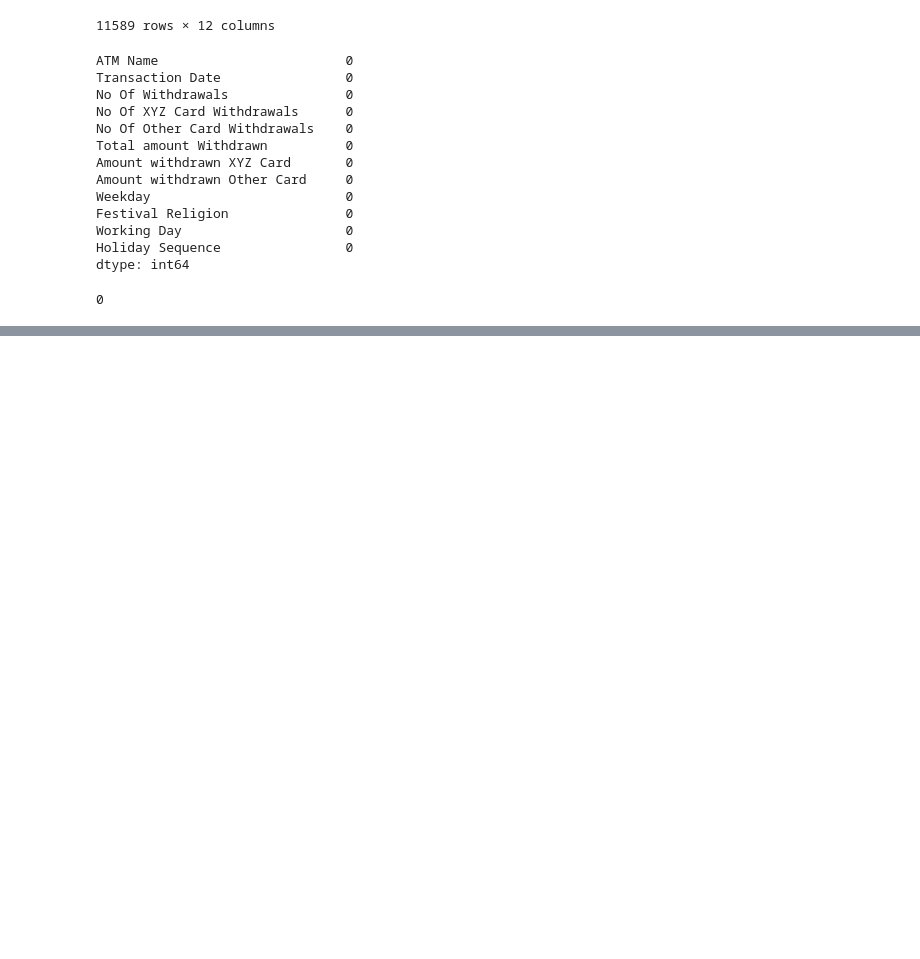
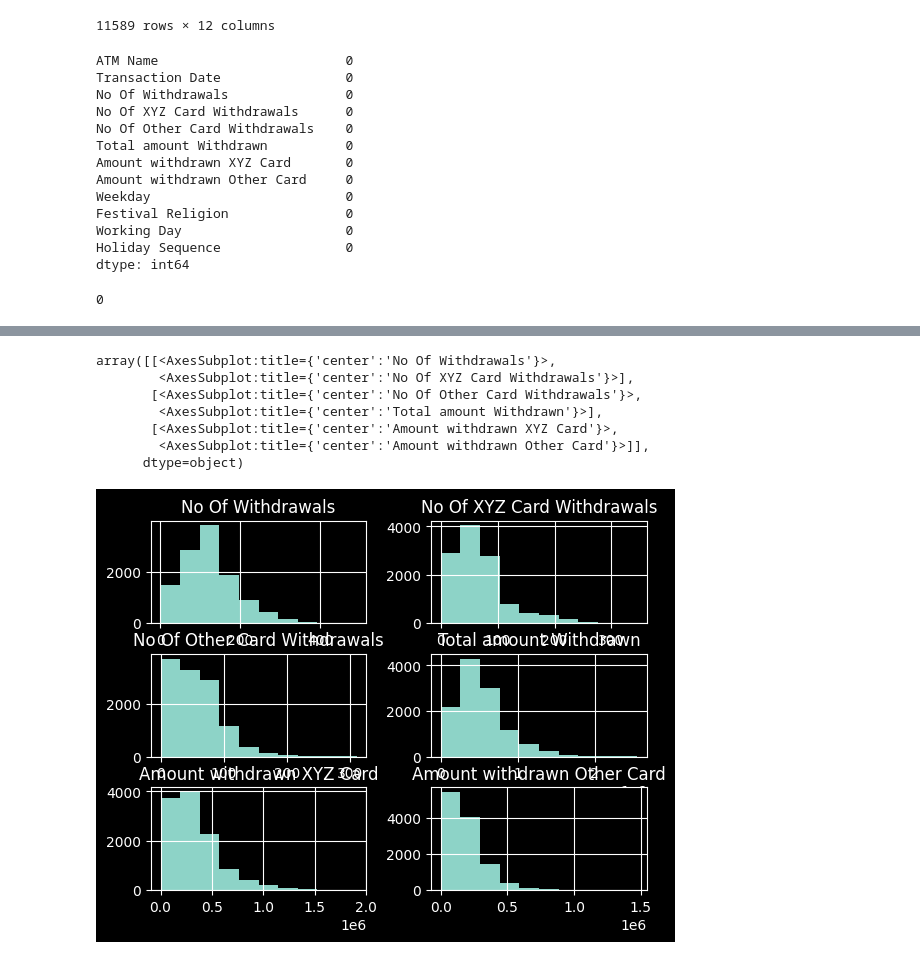
Before and after one commit to TelRich/Bank_Transaction_EDA, a Jupyter notebook: bank.ipynb, the cells around one changed output, grey strips where cells are left out. Saved outputs shown, nothing was run; the diff lists cells and outputs as text; code cells hidden in the pictures; blank space fills up the shorter version.

```diff
--- a/bank.ipynb
+++ b/bank.ipynb
@@ -43,0 +66,11 @@ atm.duplicated().sum()
+# %%
+atm.hist()
+# %% [output]
+array([[<AxesSubplot:title={'center':'No Of Withdrawals'}>,
+        <AxesSubplot:title={'center':'No Of XYZ Card Withdrawals'}>],
+       [<AxesSubplot:title={'center':'No Of Other Card Withdrawals'}>,
+        <AxesSubplot:title={'center':'Total amount Withdrawn'}>],
+       [<AxesSubplot:title={'center':'Amount withdrawn XYZ Card'}>,
+        <AxesSubplot:title={'center':'Amount withdrawn Other Card'}>]],
+      dtype=object)
+[figure, added]
```
Also changed, not shown: parts of 1 cell of this notebook.
